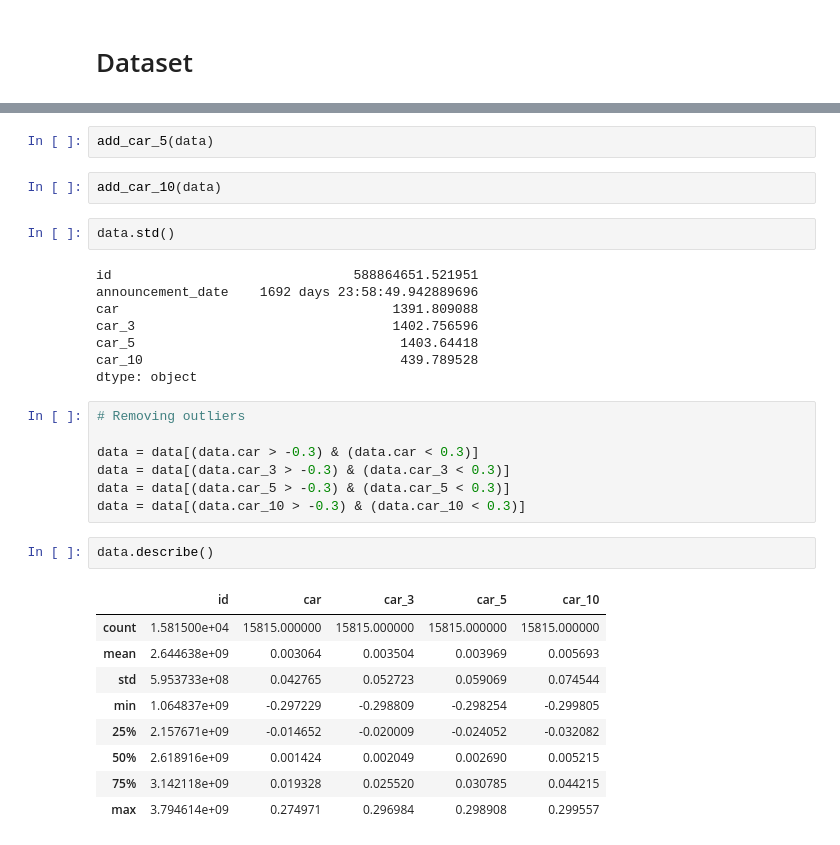
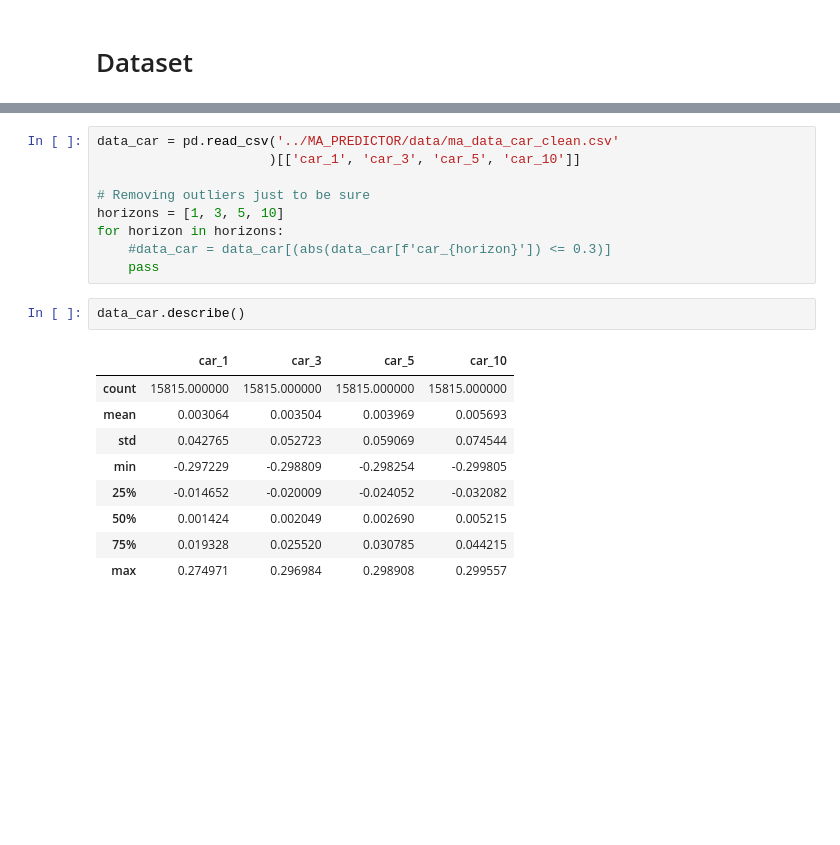
Before and after one commit to cobergmann/MA_PREDICTOR, a Jupyter notebook: notebooks/cobergmann_car_exploration.ipynb, the cells around one changed output, grey strips where cells are left out. Drawn from its saved outputs; the diff is of its cells as text; blank space fills up the shorter version.

```diff
--- a/notebooks/cobergmann_car_exploration.ipynb
+++ b/notebooks/cobergmann_car_exploration.ipynb
@@ -97,33 +49,21 @@ add_car_3(data)
-# %%
-add_car_5(data)
-# %%
-add_car_10(data)
-# %%
-data.std()
-# %% [output]
-id                               588864651.521951
-announcement_date    1692 days 23:58:49.942889696
-car                                   1391.809088
-car_3                                 1402.756596
-car_5                                  1403.64418
-car_10                                 439.789528
-dtype: object
-# %%
-# Removing outliers
-
-data = data[(data.car > -0.3) & (data.car < 0.3)]
-data = data[(data.car_3 > -0.3) & (data.car_3 < 0.3)]
-data = data[(data.car_5 > -0.3) & (data.car_5 < 0.3)]
-data = data[(data.car_10 > -0.3) & (data.car_10 < 0.3)]
+# %%
+data_car = pd.read_csv('../MA_PREDICTOR/data/ma_data_car_clean.csv'
+                      )[['car_1', 'car_3', 'car_5', 'car_10']]
+
+# Removing outliers just to be sure
+horizons = [1, 3, 5, 10]
+for horizon in horizons:
+    #data_car = data_car[(abs(data_car[f'car_{horizon}']) <= 0.3)]
+    pass
 # %%
-data.describe()
+data_car.describe()
 # %% [output]
-|  | id | car | car_3 | car_5 | car_10 |
-| count | 1.581500e+04 | 15815.000000 | 15815.000000 | 15815.000000 | 15815.000000 |
-| mean | 2.644638e+09 | 0.003064 | 0.003504 | 0.003969 | 0.005693 |
-| std | 5.953733e+08 | 0.042765 | 0.052723 | 0.059069 | 0.074544 |
-| min | 1.064837e+09 | -0.297229 | -0.298809 | -0.298254 | -0.299805 |
-| 25% | 2.157671e+09 | -0.014652 | -0.020009 | -0.024052 | -0.032082 |
-| 50% | 2.618916e+09 | 0.001424 | 0.002049 | 0.002690 | 0.005215 |
-| 75% | 3.142118e+09 | 0.019328 | 0.025520 | 0.030785 | 0.044215 |
-| max | 3.794614e+09 | 0.274971 | 0.296984 | 0.298908 | 0.299557 |
+|  | car_1 | car_3 | car_5 | car_10 |
+| count | 15815.000000 | 15815.000000 | 15815.000000 | 15815.000000 |
+| mean | 0.003064 | 0.003504 | 0.003969 | 0.005693 |
+| std | 0.042765 | 0.052723 | 0.059069 | 0.074544 |
+| min | -0.297229 | -0.298809 | -0.298254 | -0.299805 |
+| 25% | -0.014652 | -0.020009 | -0.024052 | -0.032082 |
+| 50% | 0.001424 | 0.002049 | 0.002690 | 0.005215 |
+| 75% | 0.019328 | 0.025520 | 0.030785 | 0.044215 |
+| max | 0.274971 | 0.296984 | 0.298908 | 0.299557 |
```
Also changed, not shown: parts of 14 cells of this notebook, 10 other files.
